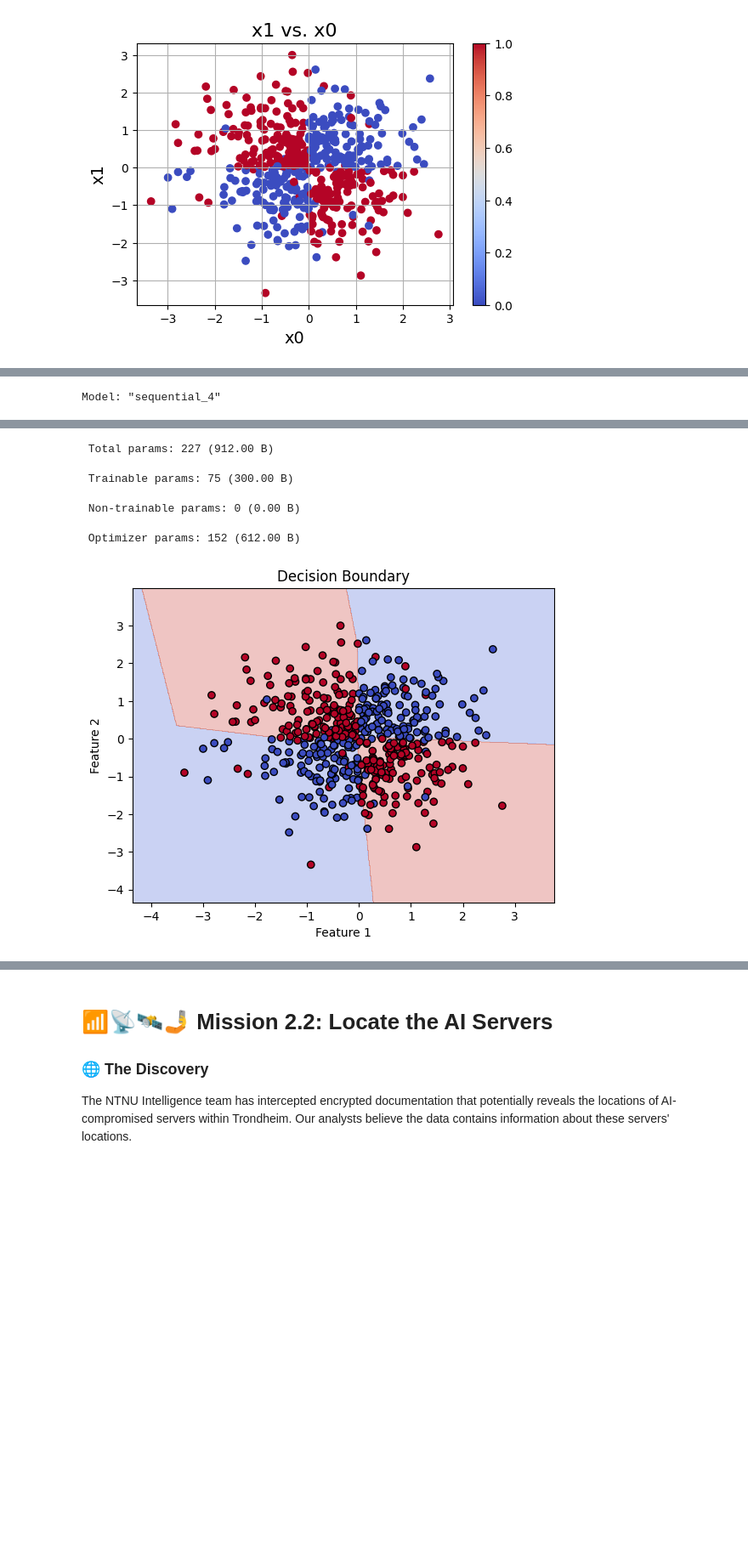
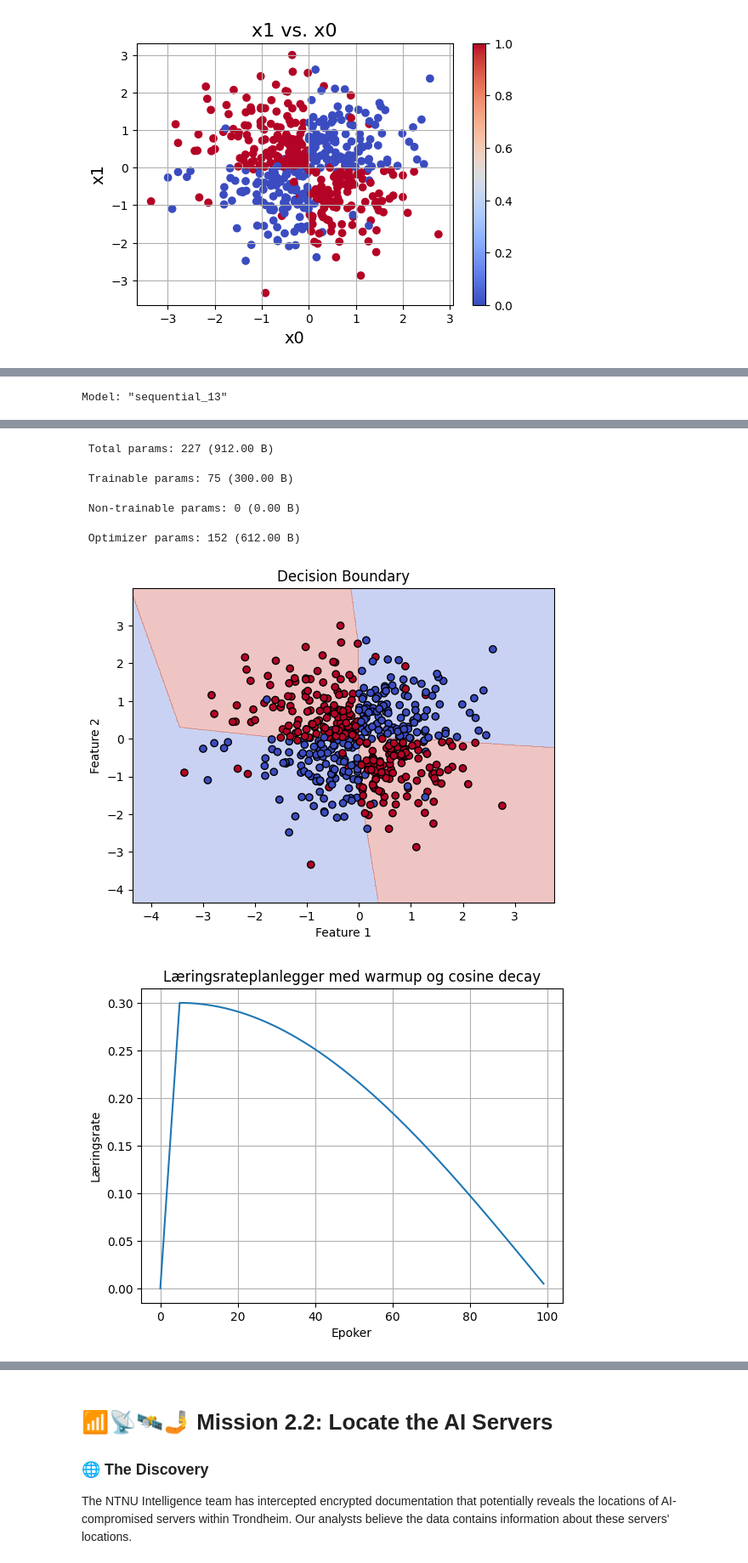
Before and after one commit to baardby/Intro-To-ML-Assignment-2, a Jupyter notebook: Chapter_2.ipynb, the cells around one changed output, grey strips where cells are left out. Shown at 85% size. Cells and saved outputs as stored; diff of their text form; code cells hidden in the pictures; blank space fills up the shorter version.

```diff
--- a/Chapter_2.ipynb
+++ b/Chapter_2.ipynb
@@ -155,5 +155,12 @@ plt.xlabel("Feature 1")
 plt.ylabel("Feature 2")
 plt.title("Decision Boundary")
 plt.show()
+
+plt.plot(range(total_epochs), [learning_rate_scheduler(i, base_learning_rate, total_epochs, warmup_epochs) for i in range(total_epochs)])
+plt.xlabel("Epoker")
+plt.ylabel("Læringsrate")
+plt.title("Læringsrateplanlegger med warmup og cosine decay")
+plt.grid(True)
+plt.show()
 # %% [output]
 Epoch 1/100
@@ -175,16 +182,17 @@ Epoch 100/100
 Test accuracy:  0.9319999814033508
-Model: "sequential_4"
+Model: "sequential_13"
 ┏━━━━━━━━━━━━━━━━━━━━━━━━━━━━━━━━━┳━━━━━━━━━━━━━━━━━━━━━━━━┳━━━━━━━━━━━━━━━┓
 ┃ Layer (type)                    ┃ Output Shape           ┃       Param # ┃
 ┡━━━━━━━━━━━━━━━━━━━━━━━━━━━━━━━━━╇━━━━━━━━━━━━━━━━━━━━━━━━╇━━━━━━━━━━━━━━━┩
 │ layer1 (Dense)                  │ (None, 6)              │            18 │
 ├─────────────────────────────────┼────────────────────────┼───────────────┤
 │ layer2 (Dense)                  │ (None, 7)              │            49 │
 ├─────────────────────────────────┼────────────────────────┼───────────────┤
 │ output (Dense)                  │ (None, 1)              │             8 │
 └─────────────────────────────────┴────────────────────────┴───────────────┘
  Total params: 227 (912.00 B)
  Trainable params: 75 (300.00 B)
  Non-trainable params: 0 (0.00 B)
  Optimizer params: 152 (612.00 B)
-[figure, old version]
+[figure, new version]
+[figure, added]
```
Also changed, not shown: parts of 3 cells of this notebook.
